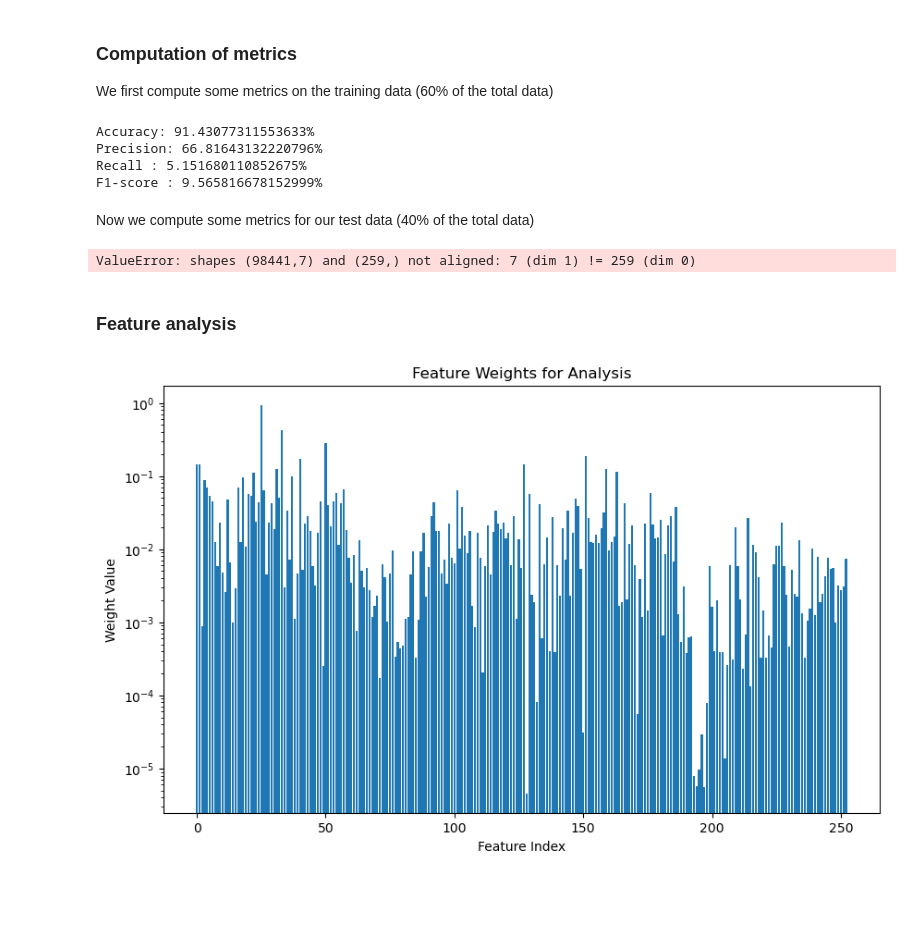
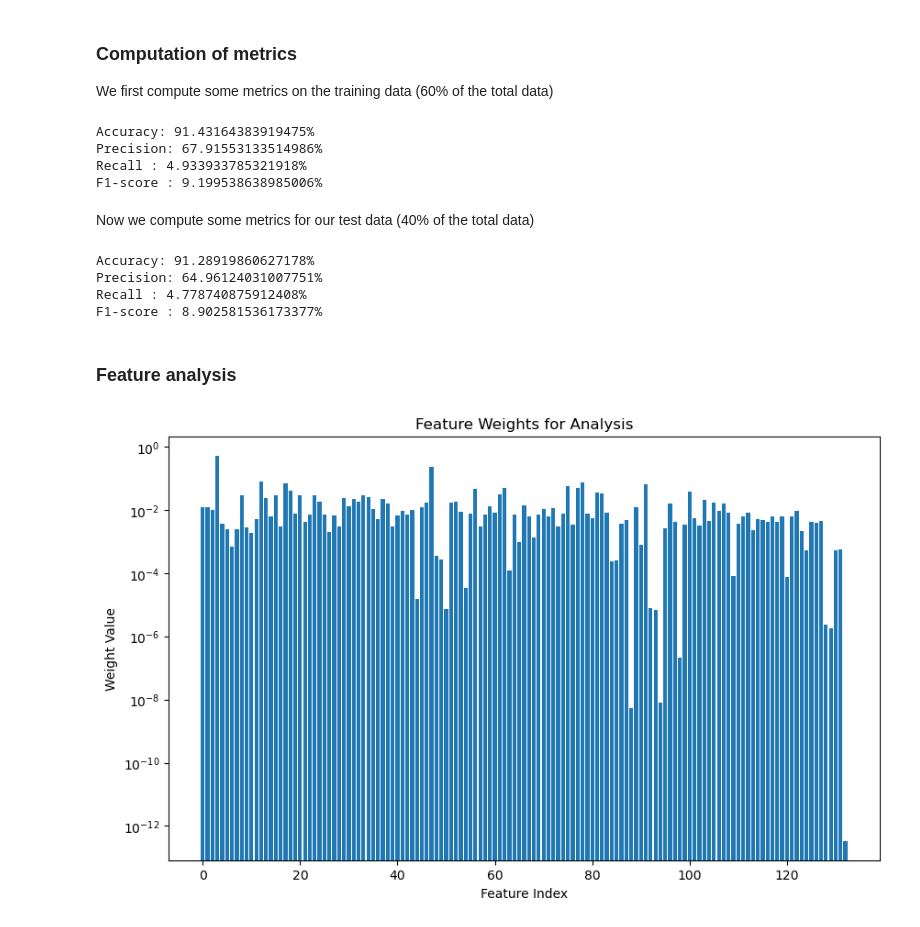
Before and after one commit to epfml/ml-project-1-ker, a Jupyter notebook: code/ridge_regression.ipynb, the cells around one changed output. Drawn from its saved outputs; the diff is of its cells as text; code cells hidden in the pictures; blank space fills up the shorter version.

```diff
--- a/code/ridge_regression.ipynb
+++ b/code/ridge_regression.ipynb
@@ -120,6 +125,6 @@ Degree 4 done !
 # %%
-best_degree = 2
-best_lambda = 0.00092
+best_degree = 3
+best_lambda = 0.00010
 
 tx_tr = build_poly(tx, best_degree)
 tx_te_poly = build_poly(tx_test, best_degree)
@@ -150,10 +155,10 @@ print(f"Precision: {tp/(tp + fp)*100}%")
 print(f"Recall : {tp/(tp + fn)*100}%")
 print(f"F1-score : {tp/(tp + 0.5*(fn + fp))*100}%")
 # %% [output]
-Accuracy: 91.43077311553633%
-Precision: 66.81643132220796%
-Recall : 5.151680110852675%
-F1-score : 9.565816678152999%
+Accuracy: 91.43164383919475%
+Precision: 67.91553133514986%
+Recall : 4.933933785321918%
+F1-score : 9.199538638985006%
 # %% [markdown]
 Now we compute some metrics for our test data (40% of the total data)
 # %%
@@ -177,16 +182,19 @@ print(f"Precision: {tp/(tp + fp)*100}%")
 print(f"Recall : {tp/(tp + fn)*100}%")
 print(f"F1-score : {tp/(tp + 0.5*(fn + fp))*100}%")
 # %% [output]
-ValueError: shapes (98441,7) and (259,) not aligned: 7 (dim 1) != 259 (dim 0)
+Accuracy: 91.28919860627178%
+Precision: 64.96124031007751%
+Recall : 4.778740875912408%
+F1-score : 8.902581536173377%
 # %% [markdown]
 ### Feature analysis
 # %%
 plt.figure(figsize=(10, 6))
-plt.bar(range(len(best_weight)), np.abs(best_weight))
+plt.bar(range(len(w)), np.abs(w))
 plt.yscale('log')
 plt.xlabel('Feature Index')
 plt.ylabel('Weight Value')
 plt.title('Feature Weights for Analysis')
 plt.show()
 # %% [output]
-[figure, old version]
+[figure, new version]
```
Also changed, not shown: parts of 1 cell of this notebook, 2 other files.
